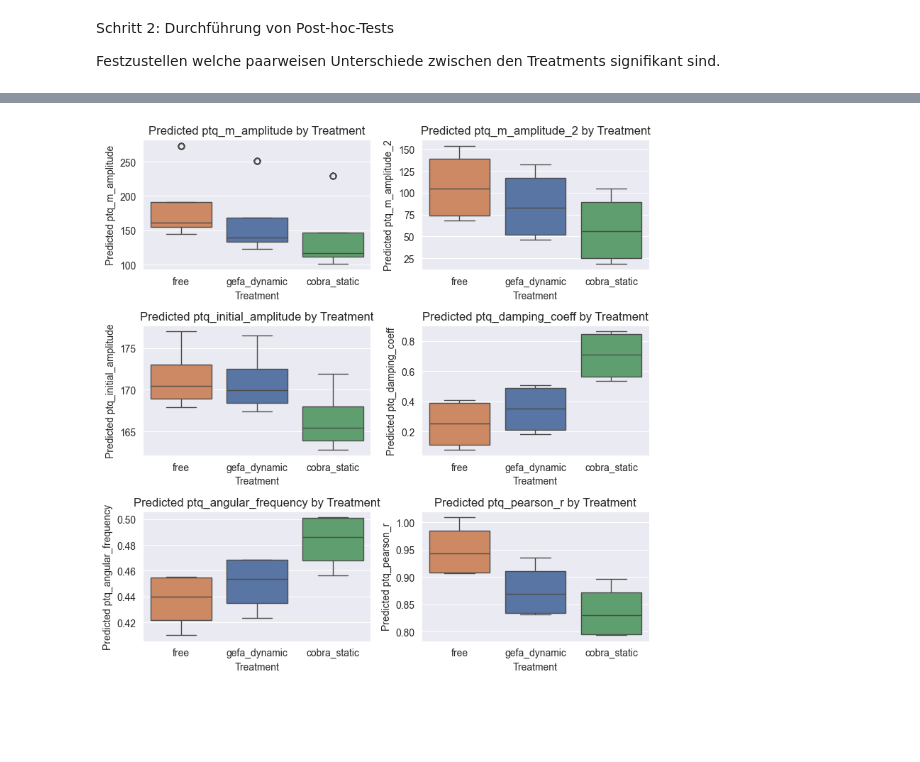
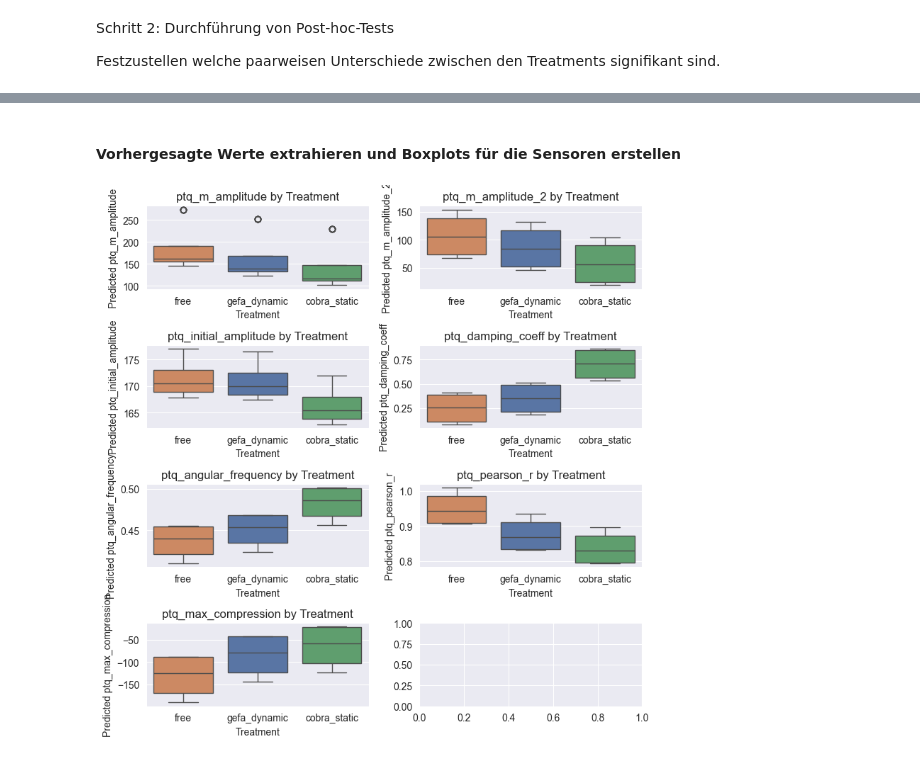
Before and after one commit to kyellsen/2023_Kronensicherung_Plesse_Kraefte_Schwingungen, a Jupyter notebook: 2023_Kronensicherung_Plesse_Kraefte_Schwingungen.ipynb, the cells around one changed output, grey strips where cells are left out. Drawn from its saved outputs; the diff is of its cells as text; code cells hidden in the pictures; blank space fills up the shorter version.

```diff
--- a/2023_Kronensicherung_Plesse_Kraefte_Schwingungen.ipynb
+++ b/2023_Kronensicherung_Plesse_Kraefte_Schwingungen.ipynb
@@ -855,6 +1344,6 @@ variables = [
 # %%
 # Boxplots erstellen für die Sensoren
-fig, axes = plt.subplots(3, 2, figsize=(8, 8))
+fig, axes = plt.subplots(4, 2, figsize=(8, 8))
 axes = axes.flatten()
 
 for i, variable in enumerate(variables):
@@ -908,14 +1397,3 @@ Notes:
 Schritt 2: Durchführung von Post-hoc-Tests
 
 Festzustellen welche paarweisen Unterschiede zwischen den Treatments signifikant sind.
-# %%
-import statsmodels.stats.multicomp as mc
-
-# Durchführung der Tukey HSD Tests
-tukey_results = {}
-
-for variable in variables:
-    comp = mc.MultiComparison(df[variable], df['treatment'])
-    tukey_results[variable] = comp.tukeyhsd()
-
-print_summaries(tukey_results)
@@ -940,11 +1432,11 @@ cobra_static gefa_dynamic   0.0385 0.0674 -0.0022  0.0793  False
 # %%
 # Q-Q-Plots der Residuen für alle Modelle
-fig, axes = plt.subplots(3, 2, figsize=(8, 8))
+fig, axes = plt.subplots(4, 2, figsize=(8, 8))
 axes = axes.flatten()
 
 for i, variable in enumerate(variables):
     sm.qqplot(models[variable].resid, line='s', ax=axes[i])
     axes[i].set_title(f'Q-Q plot for {variable} Residuals')
 plt.tight_layout()
-plt.show()
+#plt.show()
 PLOT_MANAGER.save_plot(fig, filename="qq_plot_residuen", subdir="combined")
@@ -953,6 +1443,6 @@ PLOT_MANAGER.save_plot(fig, filename="qq_plot_residuen", subdir="combined")
 # %%
 # Homoskedastizität prüfen (Residuals-vs-Fitted-Plot)
-fig, axes = plt.subplots(3, 2, figsize=(8, 8))
+fig, axes = plt.subplots(4, 2, figsize=(8, 8))
 axes = axes.flatten()
 
 for i, variable in enumerate(variables):
@@ -962,5 +1452,5 @@ for i, variable in enumerate(variables):
     axes[i].set_xlabel('Fitted values')
     axes[i].set_ylabel('Residuals')
 plt.tight_layout()
-plt.show()
-PLOT_MANAGER.save_plot(fig, filename="residuals_vs_Fitted-Plot", subdir="combined")
+#plt.show()
+PLOT_MANAGER.save_plot(fig, filename="residuals_vs_fitted_plot", subdir="combined")
@@ -1002,23 +1488,23 @@ C(ptq_sensor_name)    0.264794
 Residual                   NaN
 Name: eta_sq, dtype: float64}
+# %% [markdown]
+#### Vorhergesagte Werte extrahieren und Boxplots für die Sensoren erstellen
 # %%
-# Vorhergesagte Werte aus den Modellen extrahieren und Boxplots erstellen
-
 # Vorhergesagte Werte aus den Modellen extrahieren
 for variable in variables:
     df[f'predicted_{variable}'] = models[variable].fittedvalues
 
 # Boxplots erstellen mit den vorhergesagten Werten
-fig, axes = plt.subplots(3, 2, figsize=(8, 8))
+fig, axes = plt.subplots(4, 2, figsize=(8, 8))
 axes = axes.flatten()
 
 for i, variable in enumerate(variables):
     sns.boxplot(ax=axes[i], x='treatment', y=f'predicted_{variable}', data=df, palette=treatment_color_dict, hue='treatment', dodge=False, legend=False)
-    axes[i].set_title(f'Predicted {variable} by Treatment')
+    axes[i].set_title(f'{variable} by Treatment')
     axes[i].set_xlabel('Treatment')
     axes[i].set_ylabel(f'Predicted {variable}')
 plt.tight_layout()
 plt.show()
 PLOT_MANAGER.save_plot(fig, filename="predicted_effect_for_treatment", subdir="combined")
 # %% [output]
-[figure, old version]
+[figure, new version]
```
Also changed, not shown: parts of 97 cells of this notebook.
